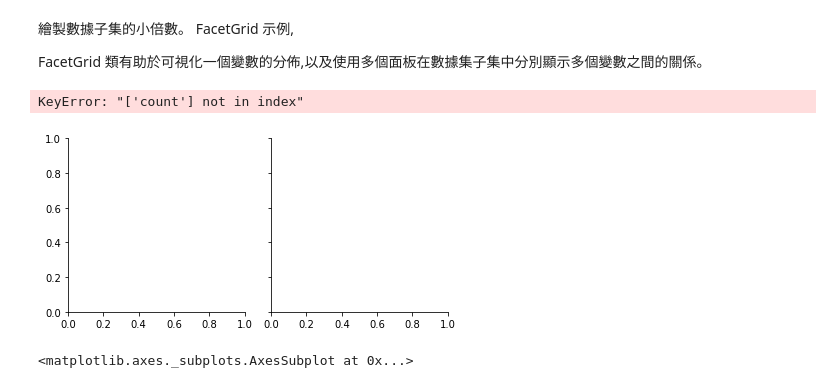
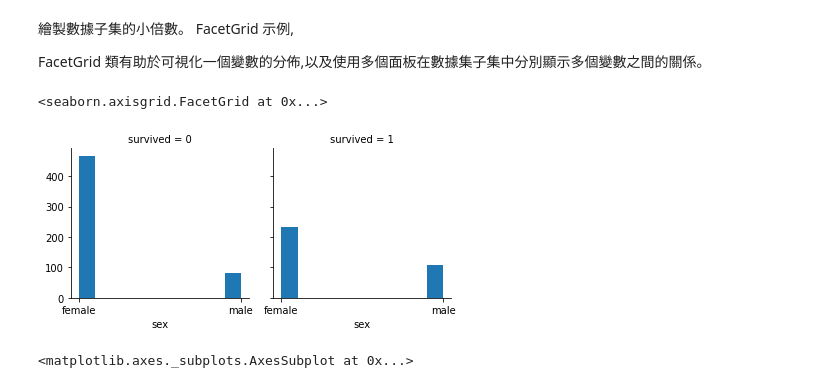
Before and after one commit to Yohohenry/Python60Days, a Jupyter notebook: HW21.ipynb, the cells around one changed output. Cells and saved outputs as stored; diff of their text form; code cells hidden in the pictures.

```diff
--- a/HW21.ipynb
+++ b/HW21.ipynb
@@ -61,13 +61,13 @@ FacetGrid 類有助於可視化一個變數的分佈,以及使用多個面板在
 # %%
 # 瞭解性別在各艙等的分布的存活率
 
 #g.map
 
 g = sns.FacetGrid(df, col="survived")
-g.map(sns.barplot, "sex",)
+g.map(plt.hist, "sex",)
 # %% [output]
-KeyError: "['count'] not in index"
+<seaborn.axisgrid.FacetGrid at 0x...>
-[figure, old version]
+[figure, new version]
 # %%
 #先檢視各艙位存活人數，此時可以使用groupby函數進行分類，
 #其中 survived＝1表示存活，survived＝0表示死亡，將survived加總即為各艙等生存人數。
```
Also changed, not shown: parts of 3 cells of this notebook.
